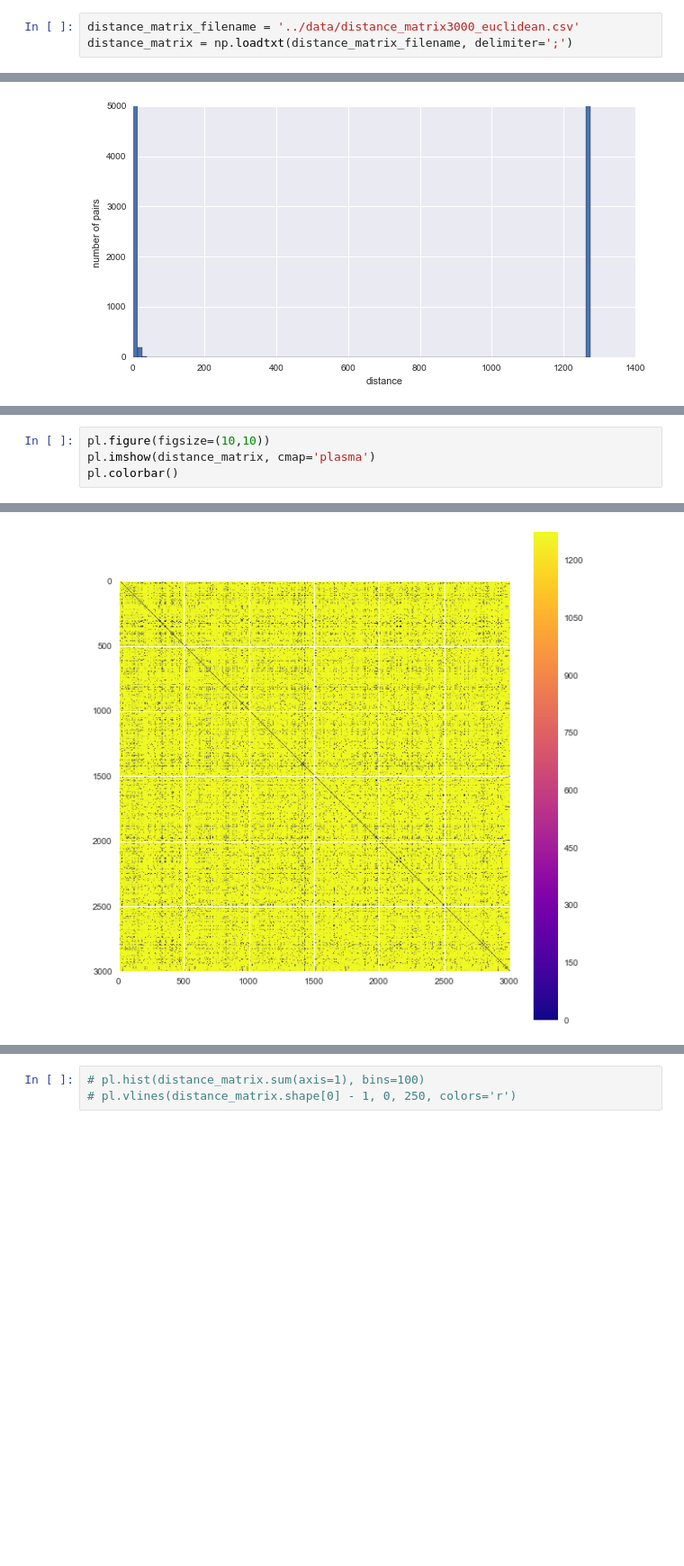
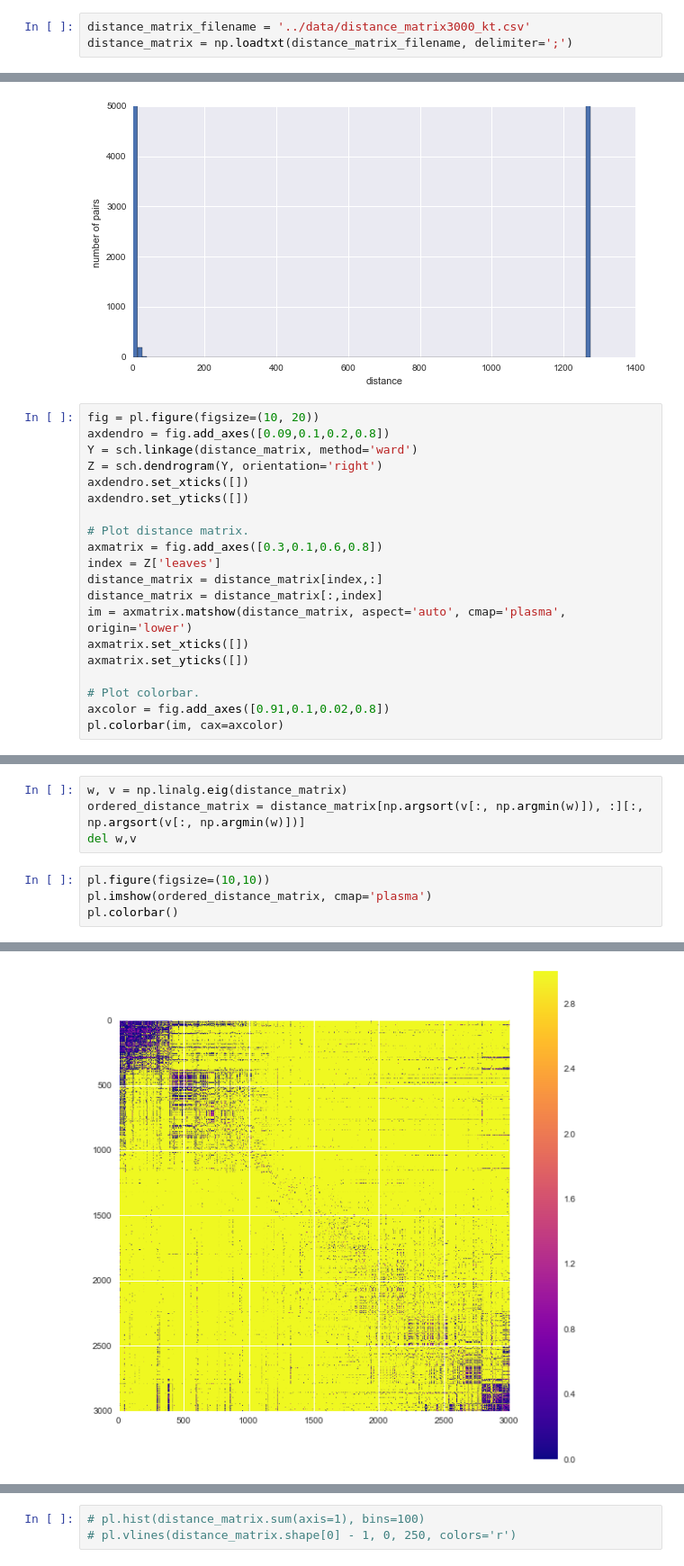
Before and after one commit to shayakhmetov/rank_corr_clustering, a Jupyter notebook: main.ipynb, the cells around one changed output, grey strips where cells are left out. Shown at 90% size. Drawn from its saved outputs; the diff is of its cells as text; blank space fills up the shorter version.

Commit message:
nice ward

```diff
--- a/main.ipynb
+++ b/main.ipynb
@@ -162,7 +163,7 @@ def distance_func(x, y, distance='kendall'):
         elif distance == 'euclidean':
             return np.sqrt(np.sum((vector_x - vector_y)**2))
 # %%
-distance_matrix_filename = '../data/distance_matrix3000_euclidean.csv'
+distance_matrix_filename = '../data/distance_matrix3000_kt.csv'
 distance_matrix = np.loadtxt(distance_matrix_filename, delimiter=';')
 # %%
 n_queries = 3000
@@ -183,3 +184,23 @@ memory_usage(distance_matrix)
 plot_distance_values(distance_matrix, bins=100, ylim=[0, 5000])
 # %% [output]
 [figure]
+# %%
+fig = pl.figure(figsize=(10, 20))
+axdendro = fig.add_axes([0.09,0.1,0.2,0.8])
+Y = sch.linkage(distance_matrix, method='ward')
+Z = sch.dendrogram(Y, orientation='right')
+axdendro.set_xticks([])
+axdendro.set_yticks([])
+
+# Plot distance matrix.
+axmatrix = fig.add_axes([0.3,0.1,0.6,0.8])
+index = Z['leaves']
+distance_matrix = distance_matrix[index,:]
+distance_matrix = distance_matrix[:,index]
+im = axmatrix.matshow(distance_matrix, aspect='auto', cmap='plasma', origin='lower')
+axmatrix.set_xticks([])
+axmatrix.set_yticks([])
+
+# Plot colorbar.
+axcolor = fig.add_axes([0.91,0.1,0.02,0.8])
+pl.colorbar(im, cax=axcolor)
@@ -186,7 +210,11 @@ plot_distance_values(distance_matrix, bins=100, ylim=[0, 5000])
+# %%
+w, v = np.linalg.eig(distance_matrix)
+ordered_distance_matrix = distance_matrix[np.argsort(v[:, np.argmin(w)]), :][:, np.argsort(v[:, np.argmin(w)])]
+del w,v
 # %%
 pl.figure(figsize=(10,10))
-pl.imshow(distance_matrix, cmap='plasma')
+pl.imshow(ordered_distance_matrix, cmap='plasma')
 pl.colorbar()
 # %% [output]
 <matplotlib.colorbar.Colorbar at 0x...>
-[figure, old version]
+[figure, new version]
```
Also changed, not shown: parts of 5 cells of this notebook.
